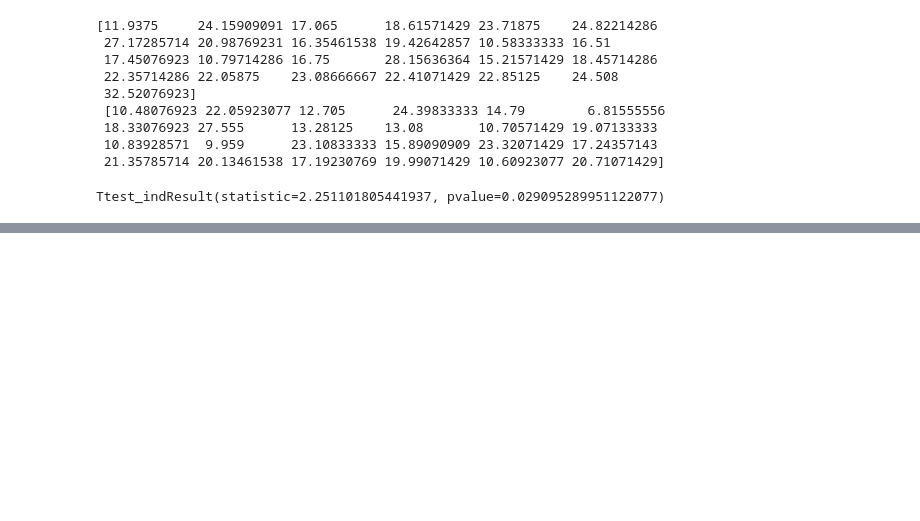
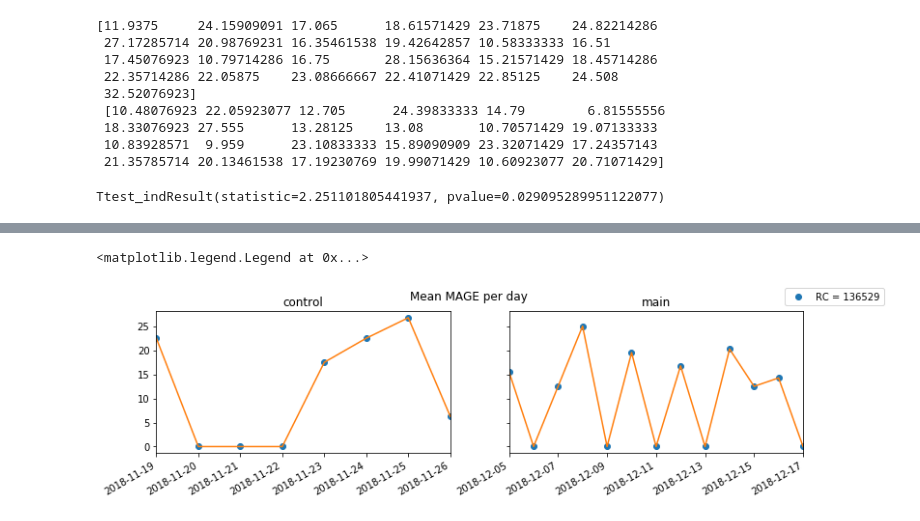
Before and after one commit to ElviraMingazova/MA_Thesis, a Jupyter notebook: T2D_MAGE.ipynb, the cells around one changed output, grey strips where cells are left out. Drawn from its saved outputs; the diff is of its cells as text; code cells hidden in the pictures; blank space fills up the shorter version.

Commit message:
T2D new plots added

```diff
--- a/T2D_MAGE.ipynb
+++ b/T2D_MAGE.ipynb
@@ -168,0 +186,3 @@ Ttest_indResult(statistic=2.251101805441937, pvalue=0.029095289951122077)
+# %%
+result['alloc'] = 0
+result.loc[result['ConnectionID'].isin(CID_main_list), 'alloc'] = 1
@@ -168,0 +203,24 @@ Ttest_indResult(statistic=2.251101805441937, pvalue=0.029095289951122077)
+# %%
+x1 = result[(result['RegistrationCode'] == '136529') & (result['alloc'] == 0)]['date']
+y1 = result[(result['RegistrationCode'] == '136529') & (result['alloc'] == 0)]['mage']
+x2 = result[(result['RegistrationCode'] == '136529') & (result['alloc'] == 1)]['date']
+y2 = result[(result['RegistrationCode'] == '136529') & (result['alloc'] == 1)]['mage']
+
+fig, ax = plt.subplots(1, 2, sharey=True, figsize=(12,3))
+fig.autofmt_xdate() # makes the date appear as a diagonal
+fig.suptitle('Mean MAGE per day')
+
+ax[0].plot_date(x1, y1)
+ax[0].plot(x1, y1)
+ax[0].set_xlim([x1[0:1], x1[-1:]])
+ax[0].set_title('control')
+
+ax[1].plot_date(x2, y2)
+ax[1].plot(x2, y2)
+ax[1].set_xlim([x2[0:1], x2[-1:]])
+ax[1].set_title('main')
+
+fig.legend(['RC = 136529'])
+# %% [output]
+<matplotlib.legend.Legend at 0x...>
+[figure, added]
```
Also changed, not shown: parts of 13 cells of this notebook, 1 other file.
